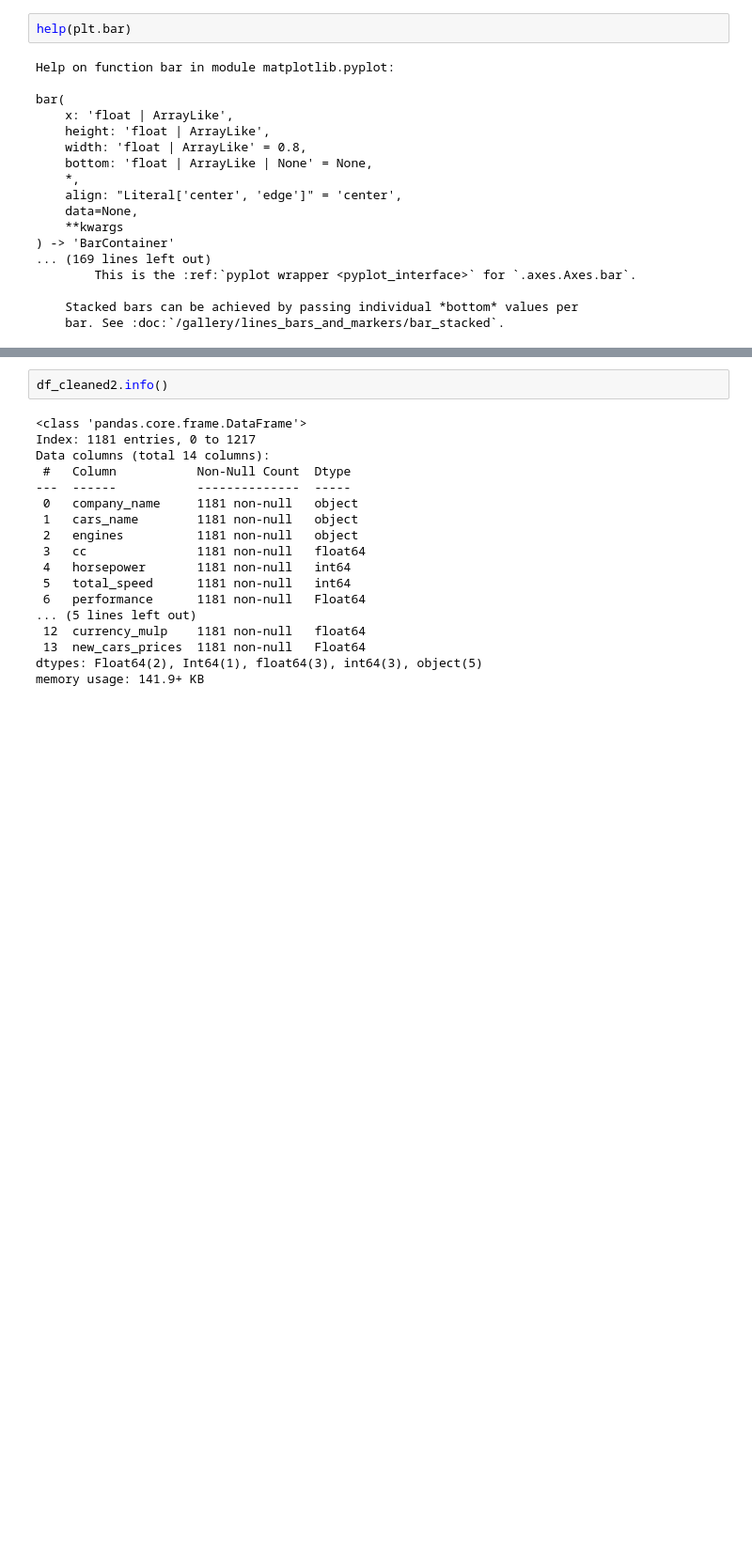
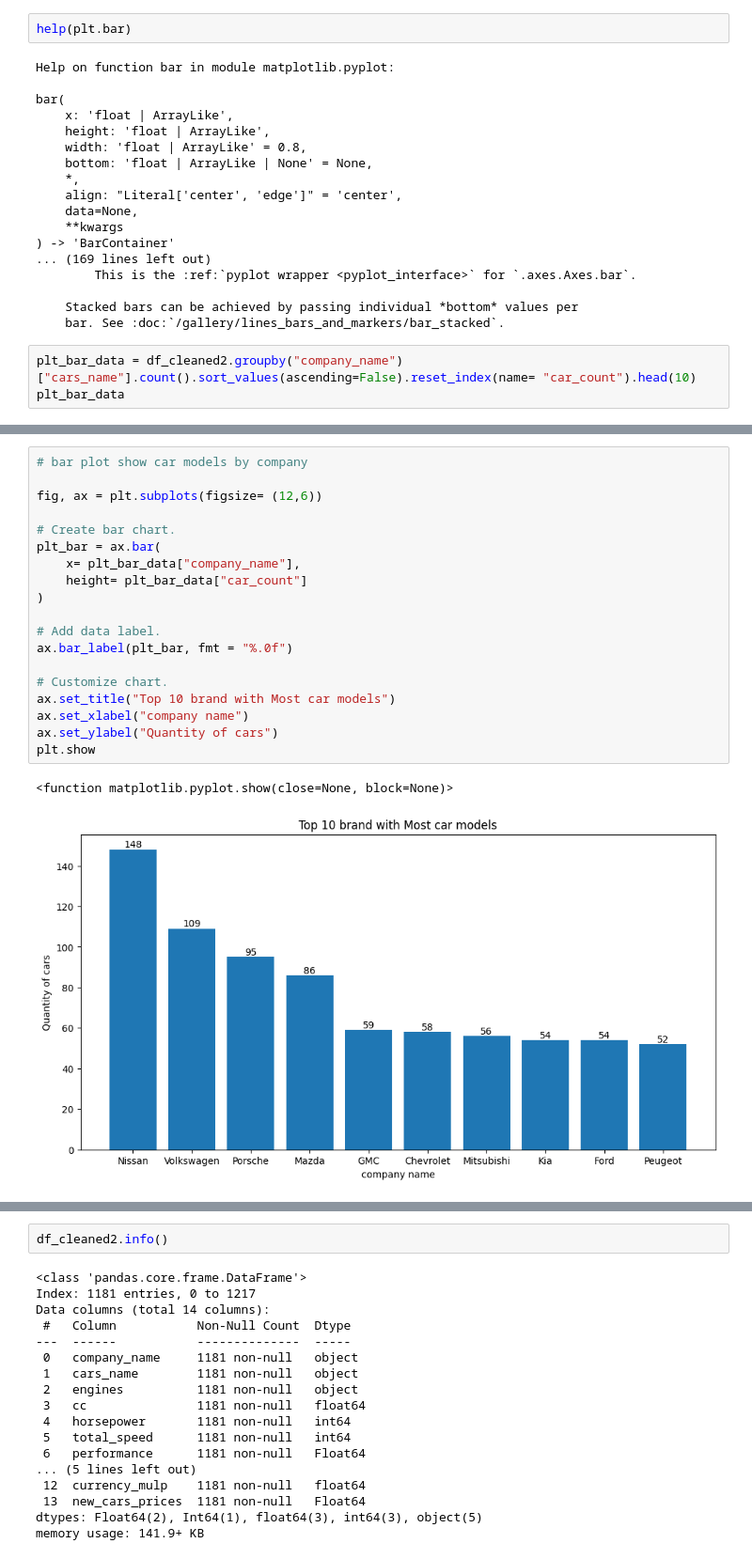
Before and after one commit to Godzillar-mata/my_practice_files, a Jupyter notebook: Exercise_Preview_dataframe_Car_datasets_2025.ipynb, the cells around one changed output, grey strips where cells are left out. Shown at 94% size. Drawn from its saved outputs; the diff is of its cells as text; blank space fills up the shorter version.

```diff
--- a/Exercise_Preview_dataframe_Car_datasets_2025.ipynb
+++ b/Exercise_Preview_dataframe_Car_datasets_2025.ipynb
@@ -662,3 +662,6 @@ bar(
 
     Stacked bars can be achieved by passing individual *bottom* values per
     bar. See :doc:`/gallery/lines_bars_and_markers/bar_stacked`.
+# %%
+plt_bar_data = df_cleaned2.groupby("company_name")["cars_name"].count().sort_values(ascending=False).reset_index(name= "car_count").head(10)
+plt_bar_data
@@ -664,0 +680,22 @@ bar(
+# %%
+# bar plot show car models by company
+
+fig, ax = plt.subplots(figsize= (12,6))
+
+# Create bar chart.
+plt_bar = ax.bar(
+    x= plt_bar_data["company_name"],
+    height= plt_bar_data["car_count"]
+)
+
+# Add data label.
+ax.bar_label(plt_bar, fmt = "%.0f")
+
+# Customize chart.
+ax.set_title("Top 10 brand with Most car models")
+ax.set_xlabel("company name")
+ax.set_ylabel("Quantity of cars")
+plt.show
+# %% [output]
+<function matplotlib.pyplot.show(close=None, block=None)>
+[figure, added]
```
Also changed, not shown: parts of 4 cells of this notebook.
